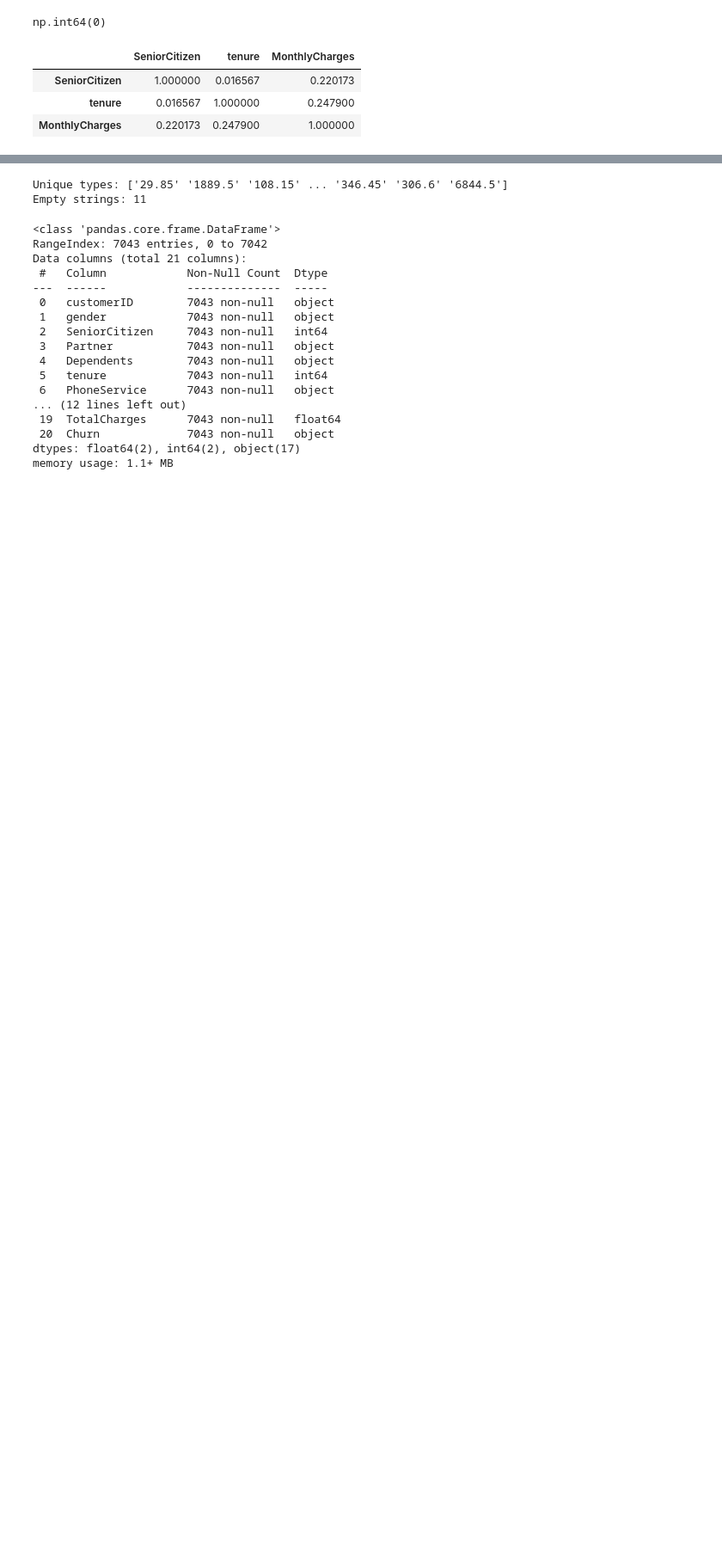
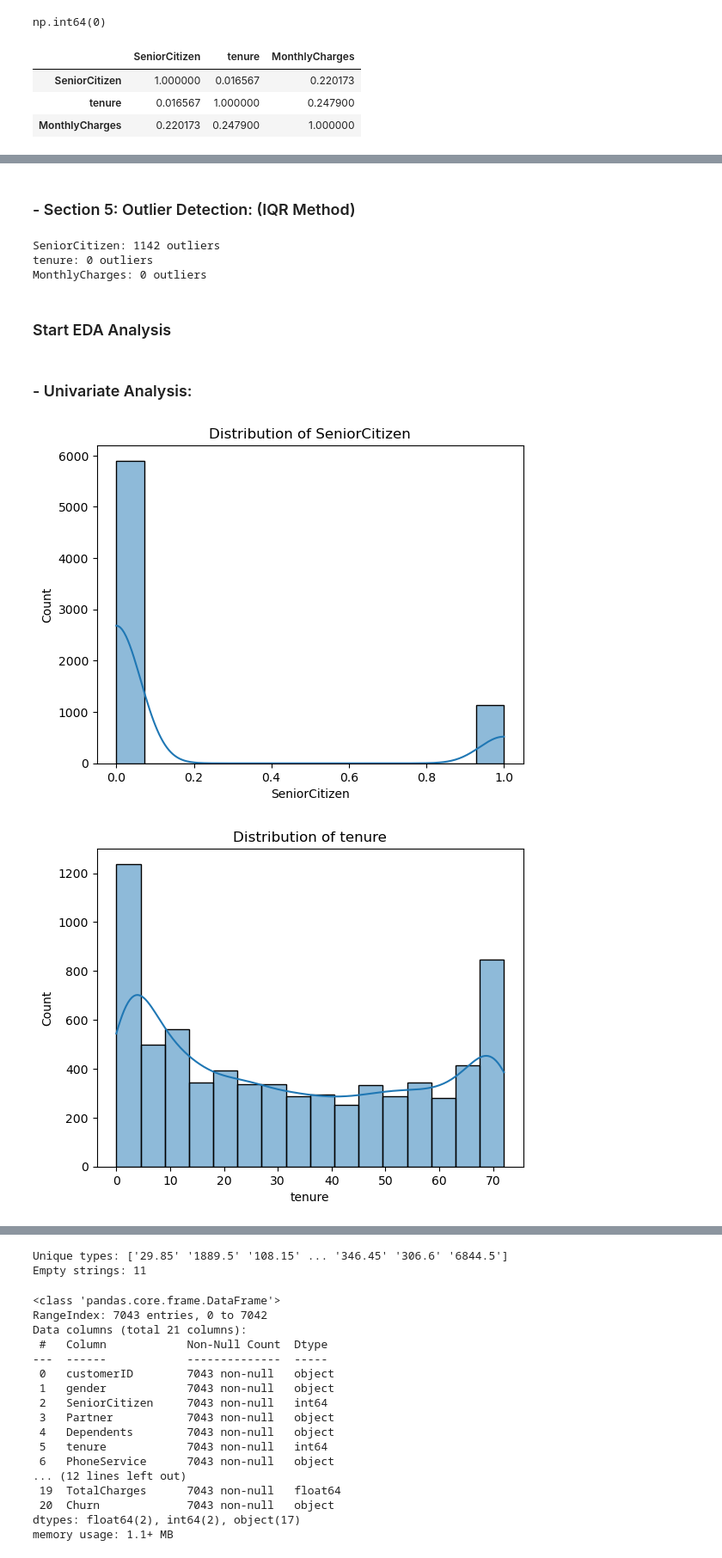
Before and after one commit to arFaisal043/Python_EDA_Project, a Jupyter notebook: Python_EDA_Project.ipynb, the cells around one changed output, grey strips where cells are left out. Shown at 86% size. Drawn from its saved outputs; the diff is of its cells as text; code cells hidden in the pictures; blank space fills up the shorter version.

```diff
--- a/Python_EDA_Project.ipynb
+++ b/Python_EDA_Project.ipynb
@@ -110,0 +138,31 @@ df.sample(5)
+# %% [markdown]
+### - Section 5: Outlier Detection: (IQR Method)
+# %%
+# Outliers are detected using the Interquartile Range (IQR) method for numerical columns
+
+numeric_cols = df.select_dtypes(include='number').columns
+
+for col in numeric_cols:
+    Q1 = df[col].quantile(0.25)
+    Q3 = df[col].quantile(0.75)
+    IQR = Q3 - Q1
+
+    outliers = df[(df[col] < Q1 - 1.5 * IQR) | (df[col] > Q3 + 1.5 * IQR)]
+    print(f"{col}: {outliers.shape[0]} outliers")
+# %% [output]
+SeniorCitizen: 1142 outliers
+tenure: 0 outliers
+MonthlyCharges: 0 outliers
+# %% [markdown]
+### Start EDA Analysis
+# %% [markdown]
+### - Univariate Analysis:
+# %%
+for col in numeric_cols:
+    plt.figure()
+    sns.histplot(df[col], kde=True)
+    plt.title(f"Distribution of {col}")
+    plt.show()
+# %% [output]
+[figure, added]
+[figure, added]
```
Also changed, not shown: parts of 19 cells of this notebook, 1 other file.
